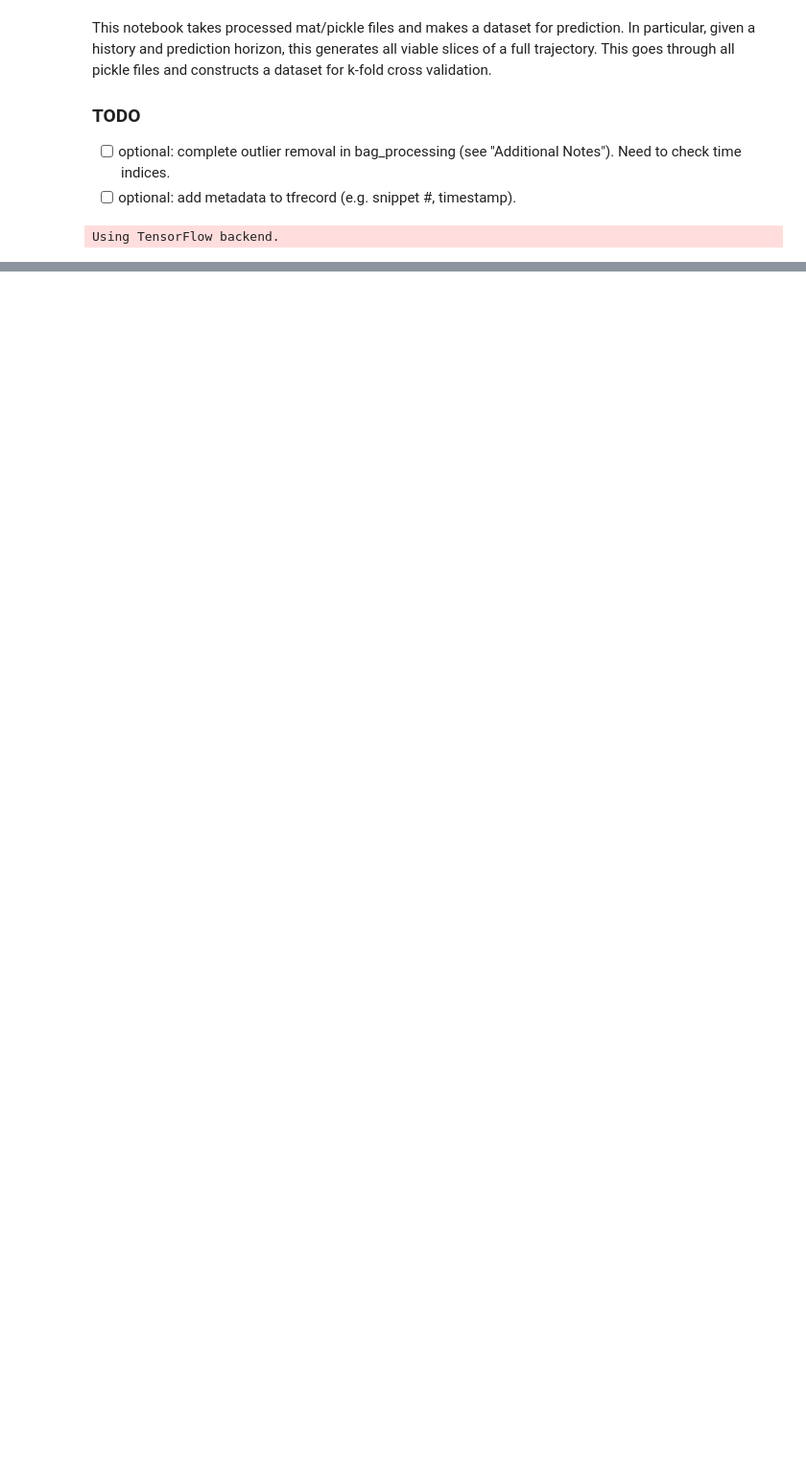
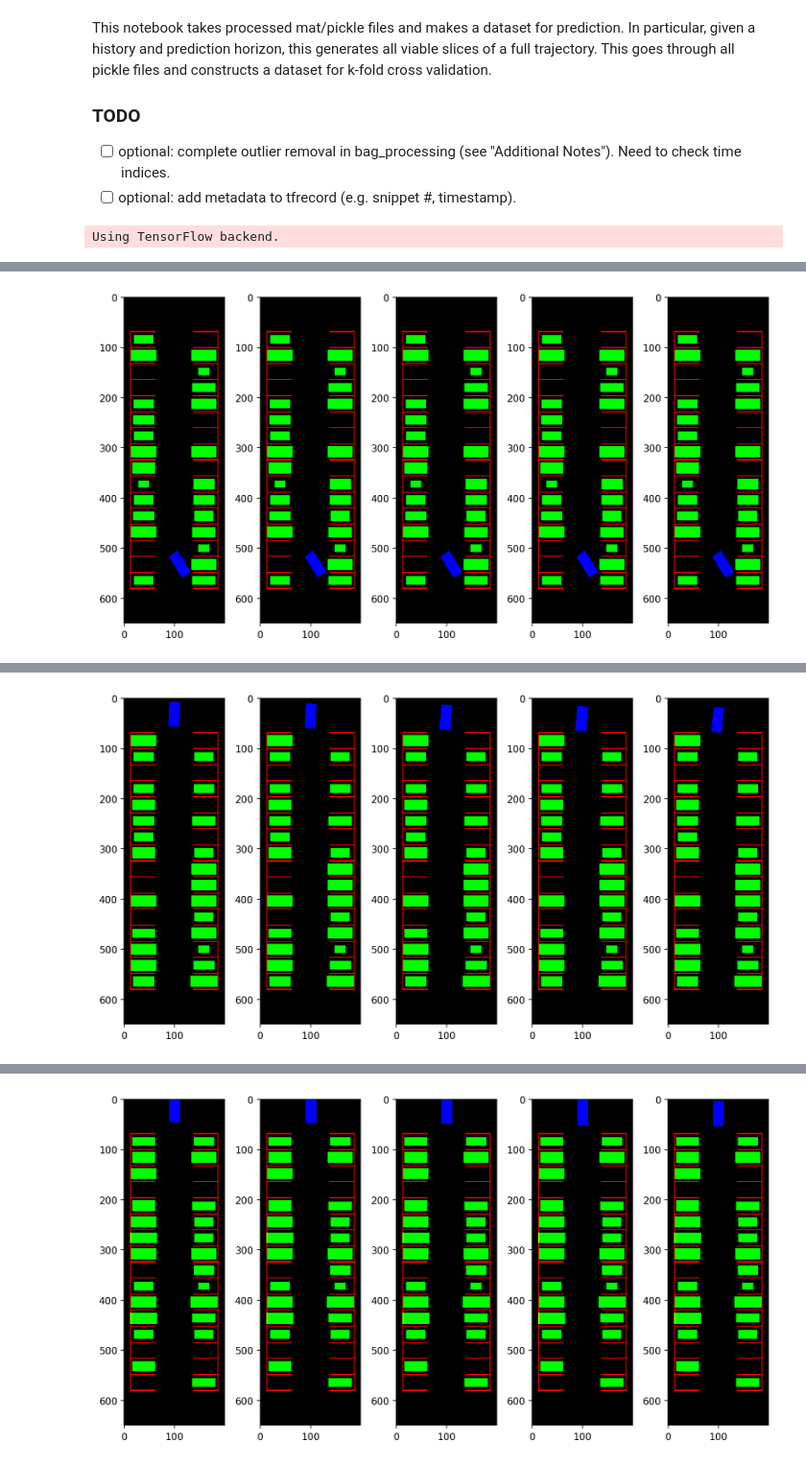
Before and after one commit to MPC-Berkeley/carla, a Jupyter notebook: PythonAPI/analysis/dataset_generator.ipynb, the cells around one changed output, grey strips where cells are left out. Shown at 96% size. Drawn from its saved outputs; the diff is of its cells as text; code cells hidden in the pictures; blank space fills up the shorter version.

```diff
--- a/PythonAPI/analysis/dataset_generator.ipynb
+++ b/PythonAPI/analysis/dataset_generator.ipynb
@@ -23,7 +27,8 @@ Using TensorFlow backend.
 # %%
 ''' CONFIG: CONSTANTS FOR EXECUTION '''
 num_folds_cv = 5 # k-fold cross validation, number of splits (-1 = only provide full set of data)
-
+shuffle = True
+seed = 1
 prune_start=True          # remove stationary portion of ego's trajectory at the start
 prune_end=True            # remove stationary portion of ego's trajectory at the end
 min_vel_thresh=0.01       # velocity threshold (m/s) above which ego is considered moving
@@ -46,54 +213,24 @@ Found 57 files to read: ['../examples/bags/parking_p2_t1_e4_2019-11-04-16-34-11.
 # %%
-num_tfrecords = 0
-for file in tqdm(files_to_process):
-    if save_ext == 'pkl':
-        res_dict = pickle.load(open(file,'rb'))
-    else:
-        raise NotImplemented('Invalid Extension')
 
-    goals = extract_goals(res_dict)
-    parking_lot = res_dict['parking_lot']
-    ego_dimensions = res_dict['ego_dimensions']
-    static_object_list = res_dict['static_object_list']
+# For visualization/debugging: see the first snippet of data.
+for k in range(5):
+    print('Instance', k)
+    plt.figure(figsize=(10, 10), dpi=160, facecolor='w', edgecolor='k')
+    for i in range(Nhist):
+        plt.subplot(1, Nhist, i+1)
+        plt.imshow(img_hists_batch[k, i, :, :, :])
+    plt.tight_layout()
+    plt.show()
 
-    try:
-        ego_trajectory, start_ind, switch_ind, end_ind, goal_ind = \
-             extract_full_trajectory(res_dict, goals, prune_start, prune_end, \
-                                     min_vel_thresh, exclude_collisions)
+'''
+# For debugging: see an arbitrary snippet from the generated tfrecord.
+image, feature, label, goal, count = read_tfrecord([file_location])
 
-        features, scene_images, labels, goal_snpts = \
-            get_ego_trajectory_prediction_snippets(ego_trajectory, start_ind, switch_ind, end_ind, goal_ind, \
-                                           goals, parking_lot, ego_dimensions, static_object_list, \
-                                           Nhist, Npred, Nskip, dt, ego_frame=ego_trans)
-
-        '''
-        # For visualization/debugging: see the first snippet of data.
-        plt.figure(figsize=(10, 10), dpi=160, facecolor='w', edgecolor='k')
-        for i in range(Nhist):
-            plt.subplot(1, Nhist, i+1)
-            plt.imshow(scene_images[0, i, :, :, :])
-        plt.tight_layout()
-        plt.show()
-        '''
-
-        file_location = file_prefix + file.split('/')[-1].split('.')[0] + '.tfrecord'
-        write_tfrecord(features, scene_images, labels, goal_snpts, file_location, {})
-
-        '''
-        # For debugging: see an arbitrary snippet from the generated tfrecord.
-        image, feature, label, goal, count = read_tfrecord([file_location])
-
-        plt.figure(figsize=(10, 10), dpi=160, facecolor='w', edgecolor='k')
-        for i in range(Nhist):
-            plt.subplot(1, Nhist, i+1)
-            plt.imshow(image.numpy()[0, i, :, :, :])
-        plt.tight_layout()
-        plt.show()
-        '''
-        num_tfrecords += 1
-
-    except ValueError as e:
-        print(file, e)
-
-print(num_tfrecords, ' tfrecord files were written.')
+plt.figure(figsize=(10, 10), dpi=160, facecolor='w', edgecolor='k')
+for i in range(Nhist):
+    plt.subplot(1, Nhist, i+1)
+    plt.imshow(image.numpy()[0, i, :, :, :])
+plt.tight_layout()
+plt.show()
+'''
 # %% [output]
@@ -107,0 +238 @@ normal_impulse [-42.54573059082031, -468.8822937011719, 8.161503791809082]
+[figure, added]
@@ -124,0 +240 @@ normal_impulse [35.484615325927734, -0.12380508333444595, -0.35874006152153015]
+[figure, added]
@@ -141,0 +242 @@ normal_impulse [47.85163879394531, 37.91728973388672, -0.8051775693893433]
+[figure, added]
```
Also changed, not shown: parts of 6 cells of this notebook, 1 other file.
